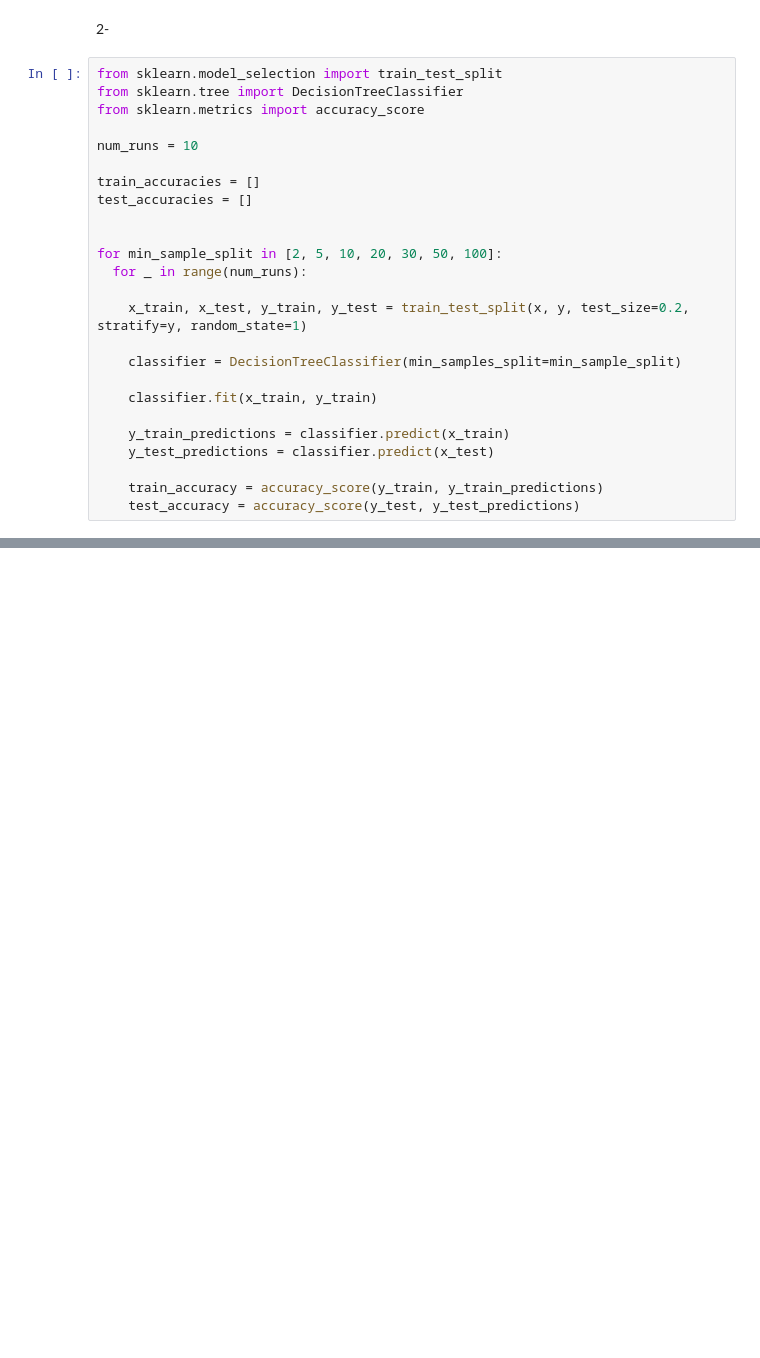
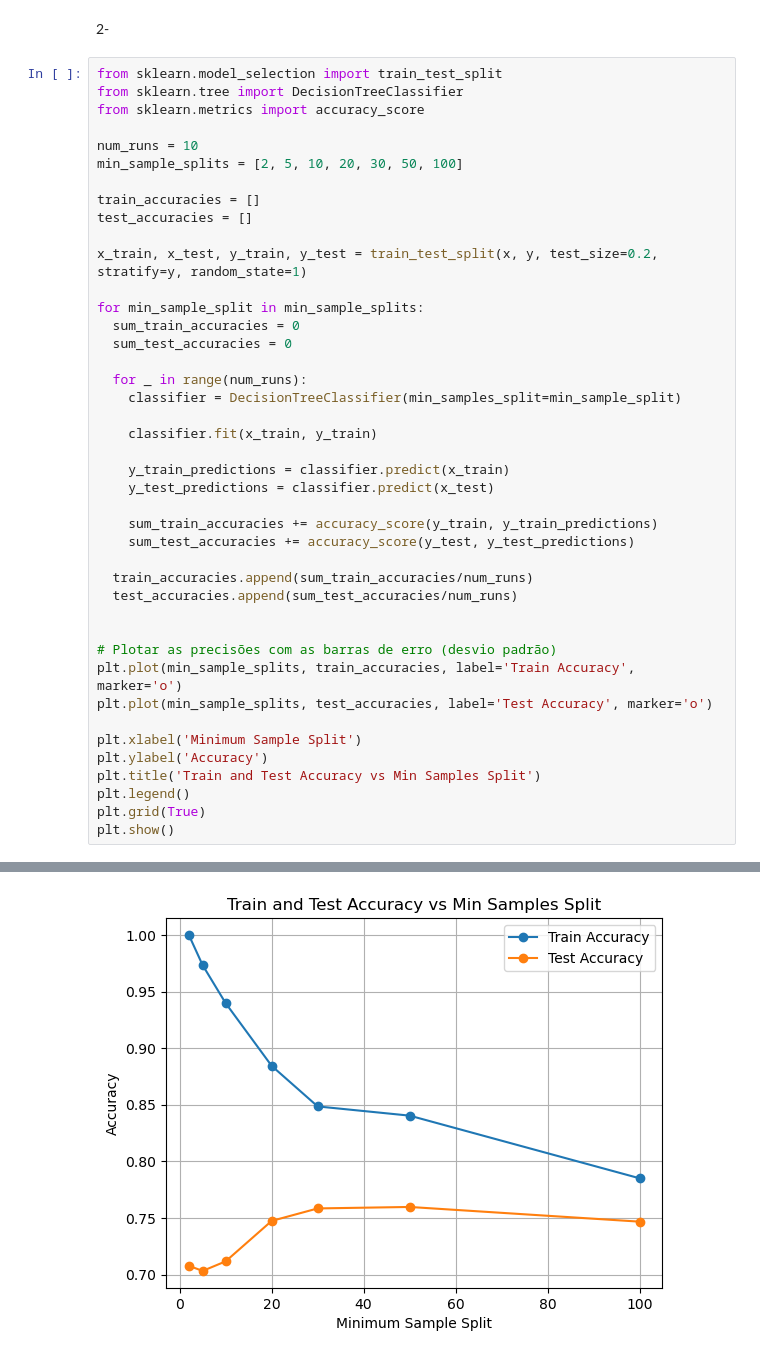
Before and after one commit to tiago-gsantos/ist-apren-homework1, a Jupyter notebook: HomeWork.ipynb, the cells around one changed output, grey strips where cells are left out. Cells and saved outputs as stored; diff of their text form; blank space fills up the shorter version.

```diff
--- a/HomeWork.ipynb
+++ b/HomeWork.ipynb
@@ -42,16 +68,18 @@ from sklearn.tree import DecisionTreeClassifier
 from sklearn.metrics import accuracy_score
 
 num_runs = 10
+min_sample_splits = [2, 5, 10, 20, 30, 50, 100]
 
 train_accuracies = []
 test_accuracies = []
 
+x_train, x_test, y_train, y_test = train_test_split(x, y, test_size=0.2, stratify=y, random_state=1)
 
-for min_sample_split in [2, 5, 10, 20, 30, 50, 100]:
+for min_sample_split in min_sample_splits:
+  sum_train_accuracies = 0
+  sum_test_accuracies = 0
+
   for _ in range(num_runs):
-
-    x_train, x_test, y_train, y_test = train_test_split(x, y, test_size=0.2, stratify=y, random_state=1)
-
     classifier = DecisionTreeClassifier(min_samples_split=min_sample_split)
 
     classifier.fit(x_train, y_train)
@@ -59,6 +87,21 @@ for min_sample_split in [2, 5, 10, 20, 30, 50, 100]:
     y_train_predictions = classifier.predict(x_train)
     y_test_predictions = classifier.predict(x_test)
 
-    train_accuracy = accuracy_score(y_train, y_train_predictions)
-    test_accuracy = accuracy_score(y_test, y_test_predictions)
+    sum_train_accuracies += accuracy_score(y_train, y_train_predictions)
+    sum_test_accuracies += accuracy_score(y_test, y_test_predictions)
+
+  train_accuracies.append(sum_train_accuracies/num_runs)
+  test_accuracies.append(sum_test_accuracies/num_runs)
+
+
+# Plotar as precisões com as barras de erro (desvio padrão)
+plt.plot(min_sample_splits, train_accuracies, label='Train Accuracy', marker='o')
+plt.plot(min_sample_splits, test_accuracies, label='Test Accuracy', marker='o')
+
+plt.xlabel('Minimum Sample Split')
+plt.ylabel('Accuracy')
+plt.title('Train and Test Accuracy vs Min Samples Split')
+plt.legend()
+plt.grid(True)
+plt.show()
 # %% [output]
@@ -71,0 +108 @@ for min_sample_split in [2, 5, 10, 20, 30, 50, 100]:
+[figure, added]
```
Also changed, not shown: parts of 3 cells of this notebook.
